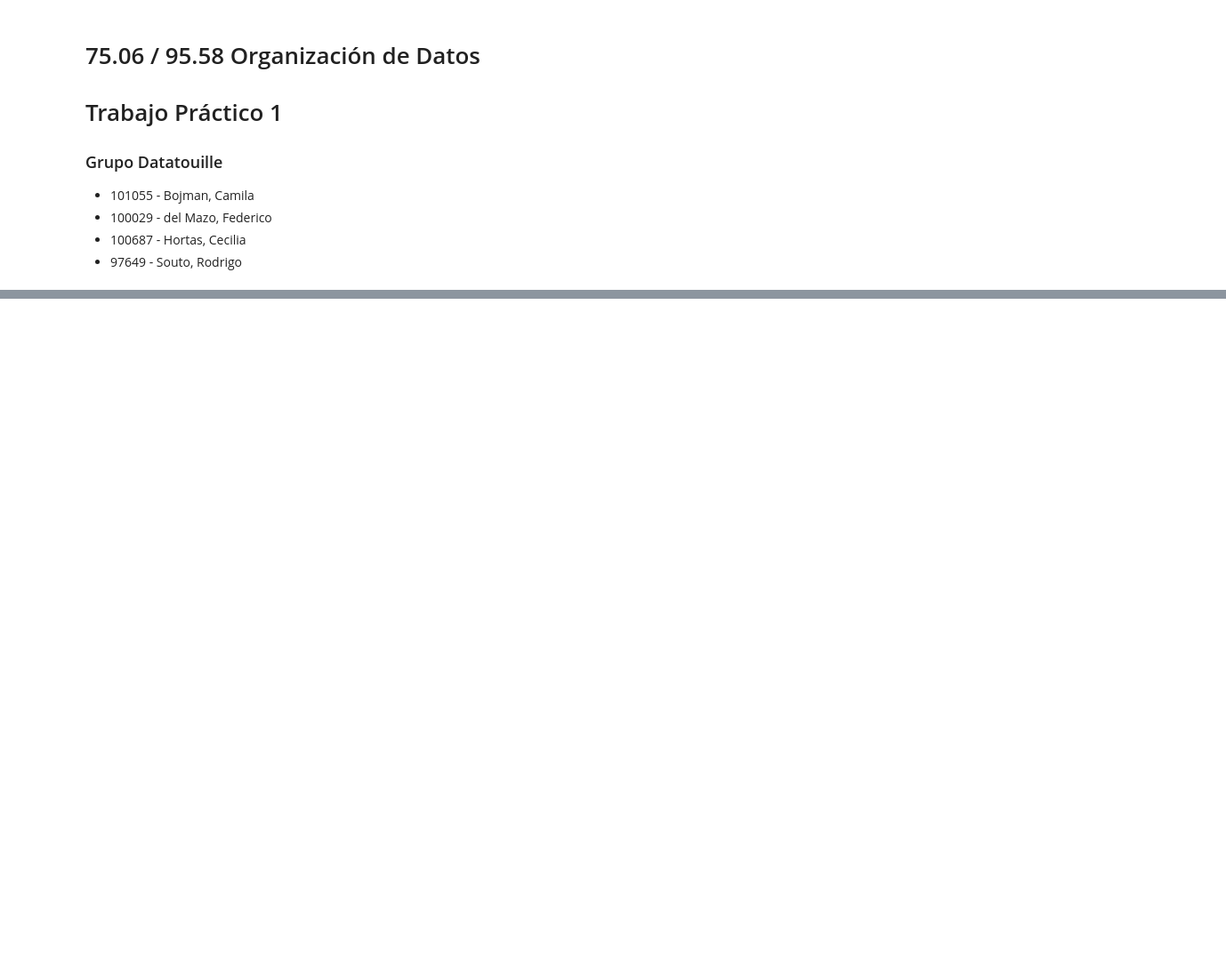
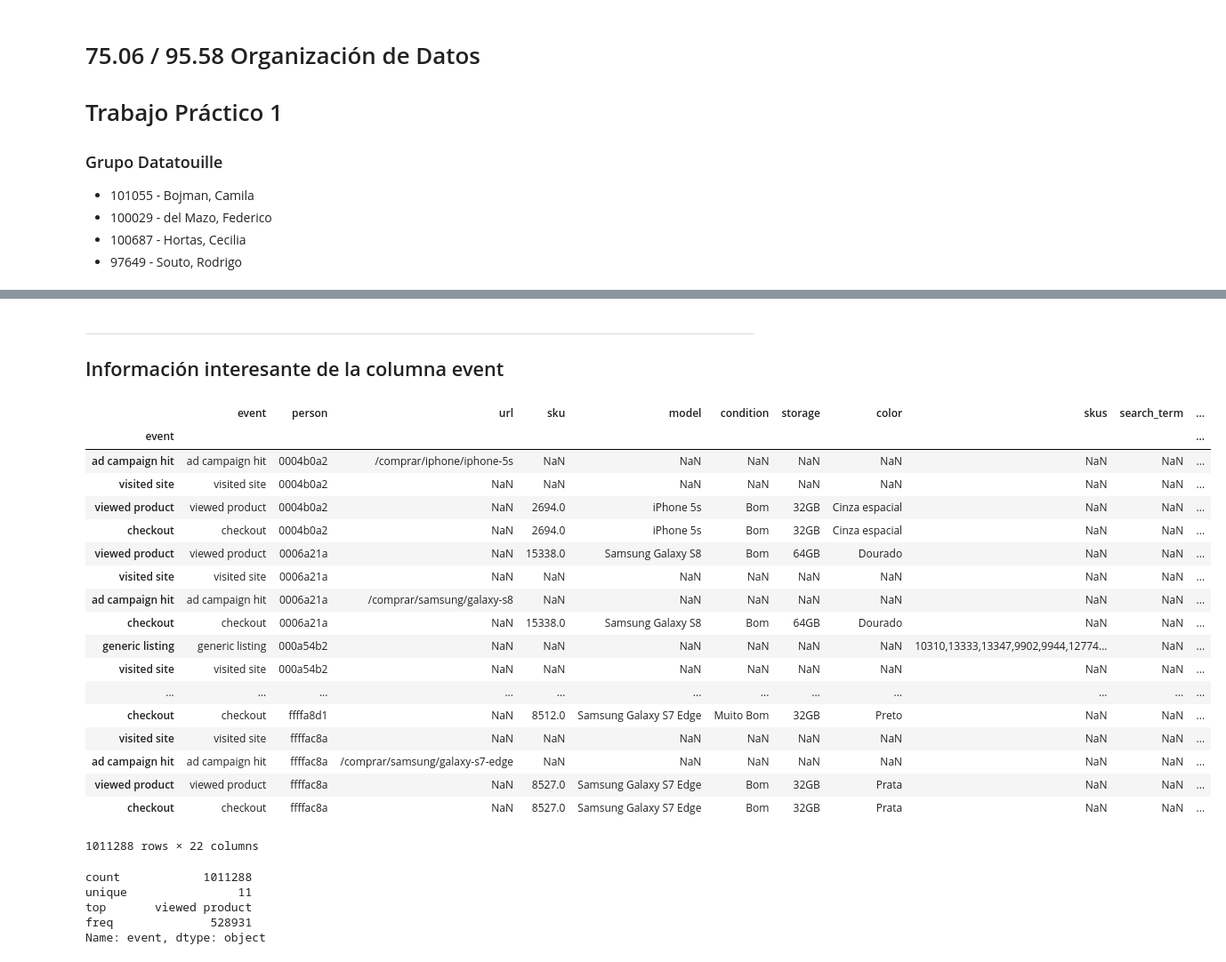
Before and after one commit to FdelMazo/7506-Datos, a Jupyter notebook: TP1/TP1.ipynb, the cells around one changed output, grey strips where cells are left out. Shown at 89% size. Drawn from its saved outputs; the diff is of its cells as text; code cells hidden in the pictures; blank space fills up the shorter version.

```diff
--- a/TP1/TP1.ipynb
+++ b/TP1/TP1.ipynb
@@ -95,0 +127,34 @@ df.describe()
+# %% [markdown]
+---
+## Información interesante de la columna event
+# %%
+event = df['event']
+df.set_index(event)
+# %% [output]
+|  | event | person | url | sku | model | condition | storage | color | skus | search_term | ... |
+| event |  |  |  |  |  |  |  |  |  |  | ... |
+| ad campaign hit | ad campaign hit | 0004b0a2 | /comprar/iphone/iphone-5s | NaN | NaN | NaN | NaN | NaN | NaN | NaN | ... |
+| visited site | visited site | 0004b0a2 | NaN | NaN | NaN | NaN | NaN | NaN | NaN | NaN | ... |
+| viewed product | viewed product | 0004b0a2 | NaN | 2694.0 | iPhone 5s | Bom | 32GB | Cinza espacial | NaN | NaN | ... |
+| checkout | checkout | 0004b0a2 | NaN | 2694.0 | iPhone 5s | Bom | 32GB | Cinza espacial | NaN | NaN | ... |
+| viewed product | viewed product | 0006a21a | NaN | 15338.0 | Samsung Galaxy S8 | Bom | 64GB | Dourado | NaN | NaN | ... |
+| visited site | visited site | 0006a21a | NaN | NaN | NaN | NaN | NaN | NaN | NaN | NaN | ... |
+| ad campaign hit | ad campaign hit | 0006a21a | /comprar/samsung/galaxy-s8 | NaN | NaN | NaN | NaN | NaN | NaN | NaN | ... |
+| checkout | checkout | 0006a21a | NaN | 15338.0 | Samsung Galaxy S8 | Bom | 64GB | Dourado | NaN | NaN | ... |
+| generic listing | generic listing | 000a54b2 | NaN | NaN | NaN | NaN | NaN | NaN | 10310,13333,13347,9902,9944,12774... | NaN | ... |
+| visited site | visited site | 000a54b2 | NaN | NaN | NaN | NaN | NaN | NaN | NaN | NaN | ... |
+| ... | ... | ... | ... | ... | ... | ... | ... | ... | ... | ... | ... |
+| checkout | checkout | ffffa8d1 | NaN | 8512.0 | Samsung Galaxy S7 Edge | Muito Bom | 32GB | Preto | NaN | NaN | ... |
+| visited site | visited site | ffffac8a | NaN | NaN | NaN | NaN | NaN | NaN | NaN | NaN | ... |
+| ad campaign hit | ad campaign hit | ffffac8a | /comprar/samsung/galaxy-s7-edge | NaN | NaN | NaN | NaN | NaN | NaN | NaN | ... |
+| viewed product | viewed product | ffffac8a | NaN | 8527.0 | Samsung Galaxy S7 Edge | Bom | 32GB | Prata | NaN | NaN | ... |
+| checkout | checkout | ffffac8a | NaN | 8527.0 | Samsung Galaxy S7 Edge | Bom | 32GB | Prata | NaN | NaN | ... |
+1011288 rows × 22 columns
+# %%
+event.describe()
+# %% [output]
+count            1011288
+unique                11
+top       viewed product
+freq              528931
+Name: event, dtype: object
```
Also changed, not shown: parts of 13 cells of this notebook, 2 other files.
